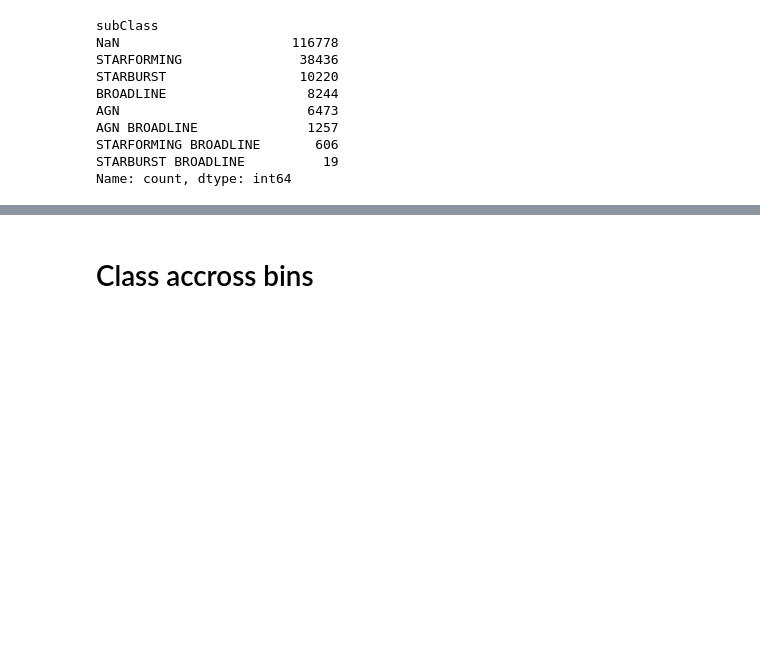
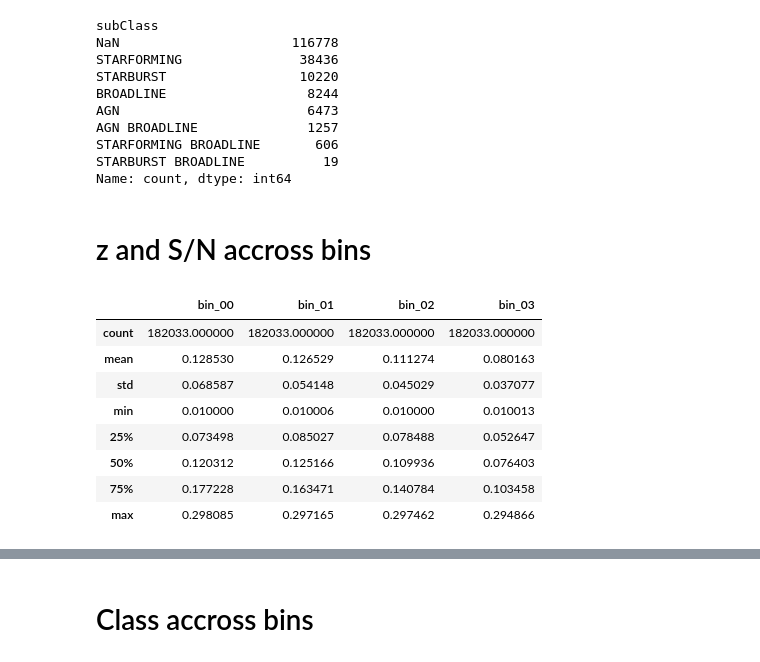
Before and after one commit to ed-ortizm/sdss, a Jupyter notebook: data_prep_illustrations/01_data_stats.ipynb, the cells around one changed output, grey strips where cells are left out. Cells and saved outputs as stored; diff of their text form; code cells hidden in the pictures; blank space fills up the shorter version.

Commit message:
feature: compute descriptive stats for z and median S/N accross bins

```diff
--- a/data_prep_illustrations/01_data_stats.ipynb
+++ b/data_prep_illustrations/01_data_stats.ipynb
@@ -21,7 +21,7 @@ thesis_dir = "/home/elom/gdrive/career/portfolio/phd/thesis_phd"
 ch_3_dir = f"{thesis_dir}/chapters/03_figures"
 
 data_dir = "/home/elom/phd/code_phd/spectra"
-bin_id = "bin_03"
+bin_id_list = [f'bin_{i:02d}' for i in range(4)]
 # %% [markdown]
 # Data ingestion
 # %%
@@ -246,3 +244,44 @@ AGN BROADLINE              1257
 STARFORMING BROADLINE       606
 STARBURST BROADLINE          19
 Name: count, dtype: int64
+# %% [markdown]
+# z and S/N accross bins
+# %%
+z_bins_dict = {}
+snMedian_bins_dict = {}
+
+for bin_id in bin_id_list:
+
+    idx_id_bin = np.load(
+        f"{data_dir}/{bin_id}/{bin_id}_index_specobjid.npy"
+    )
+
+    bin_df = drop_meta_data_df.loc[idx_id_bin[:, 1]].copy()
+
+    z_bins_dict[bin_id] = bin_df.z.describe()
+    snMedian_bins_dict[bin_id] = bin_df.snMedian.describe()
+
+z_accross_bins_df = pd.concat(
+    z_bins_dict.values(),
+    axis=1,
+    keys=z_bins_dict.keys()
+)
+
+snMedian_accross_bins_df = pd.concat(
+    snMedian_bins_dict.values(),
+    axis=1,
+    keys=snMedian_bins_dict.keys()
+)
+# %%
+z_accross_bins_df.to_clipboard()
+z_accross_bins_df
+# %% [output]
+|  | bin_00 | bin_01 | bin_02 | bin_03 |
+| count | 182033.000000 | 182033.000000 | 182033.000000 | 182033.000000 |
+| mean | 0.128530 | 0.126529 | 0.111274 | 0.080163 |
+| std | 0.068587 | 0.054148 | 0.045029 | 0.037077 |
+| min | 0.010000 | 0.010006 | 0.010000 | 0.010013 |
+| 25% | 0.073498 | 0.085027 | 0.078488 | 0.052647 |
+| 50% | 0.120312 | 0.125166 | 0.109936 | 0.076403 |
+| 75% | 0.177228 | 0.163471 | 0.140784 | 0.103458 |
+| max | 0.298085 | 0.297165 | 0.297462 | 0.294866 |
```
Also changed, not shown: parts of 2 cells of this notebook, 1 other file.
